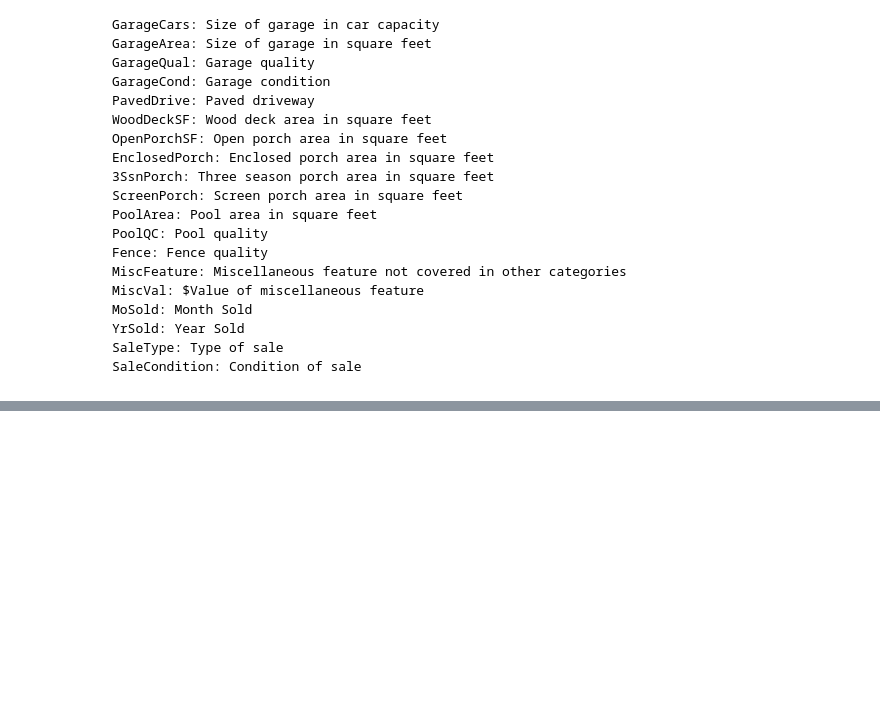
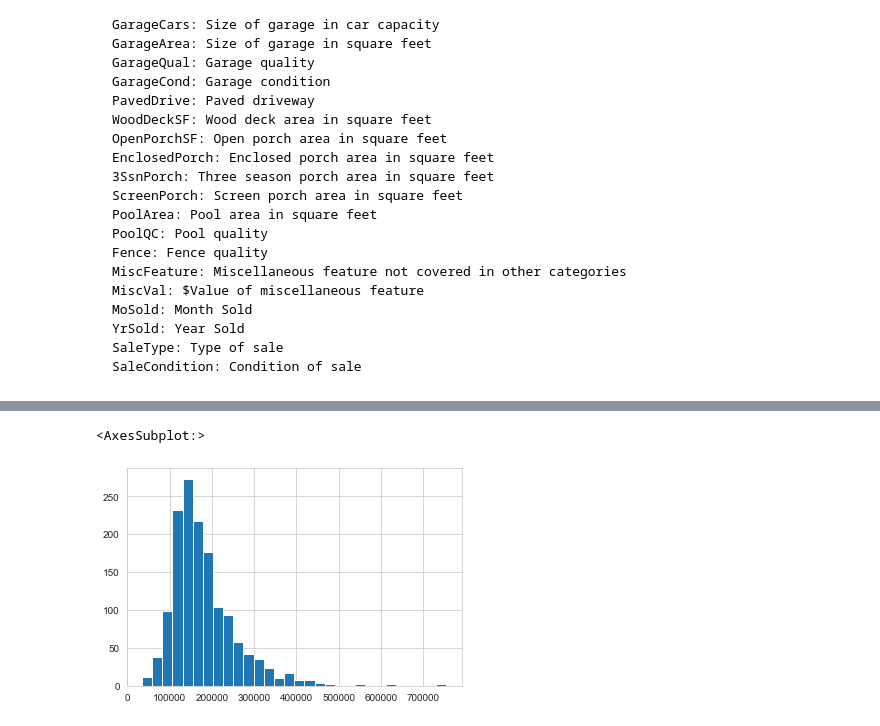
Before and after one commit to cb-ds-1/m3-3-engineering-regression, a Jupyter notebook: workshop.ipynb, the cells around one changed output, grey strips where cells are left out. Cells and saved outputs as stored; diff of their text form; code cells hidden in the pictures; blank space fills up the shorter version.

```diff
--- a/workshop.ipynb
+++ b/workshop.ipynb
@@ -110,0 +414,6 @@ Here are the features you can use (or engineer into new features!) for your `X`
+# %%
+df_house = pd.read_csv('data/house_price.csv')
+df_house.head(5)
+df_house.columns
+
+df_house.isnull().sum().sort_values(ascending=False).head(20)
@@ -110,0 +438,20 @@ Here are the features you can use (or engineer into new features!) for your `X`
+# %%
+fill_na = ['PoolQC', 'MiscFeature', 'Alley', 'Fence', 'FireplaceQu', 'GarageCond', 'GarageType', 'GarageFinish', 'GarageQual', 'BsmtExposure', 'BsmtFinType2', 'BsmtFinType1', 'BsmtCond', 'BsmtQual', 'MasVnrType']
+
+for var in fill_na:
+    df_house[var] = df_house[var].fillna('NaN')
+
+#I found while browsing that a good way to fill na is with the mean of the colums
+
+df_house['LotFrontage'] = df_house['LotFrontage'].fillna(df_house.LotFrontage.mean())
+df_house['GarageYrBlt'] = df_house['GarageYrBlt'].fillna(df_house.GarageYrBlt.mean())
+df_house['GarageYrBlt'] = df_house['GarageYrBlt'].astype('int64')
+
+
+#MasVnrArea fill with 0 cause i think if there is no value it means its = to 0
+df_house.MasVnrArea = df_house.MasVnrArea.fillna(0)
+
+#dropping the last na
+df_house = df_house.dropna()
+
+df_house.isnull().sum().sort_values(ascending=False).head(20)
@@ -110,0 +524,5 @@ Here are the features you can use (or engineer into new features!) for your `X`
+# %%
+df_house.SalePrice.hist(bins=30)
+# %% [output]
+<AxesSubplot:>
+[figure, added]
```
Also changed, not shown: parts of 20 cells of this notebook.
